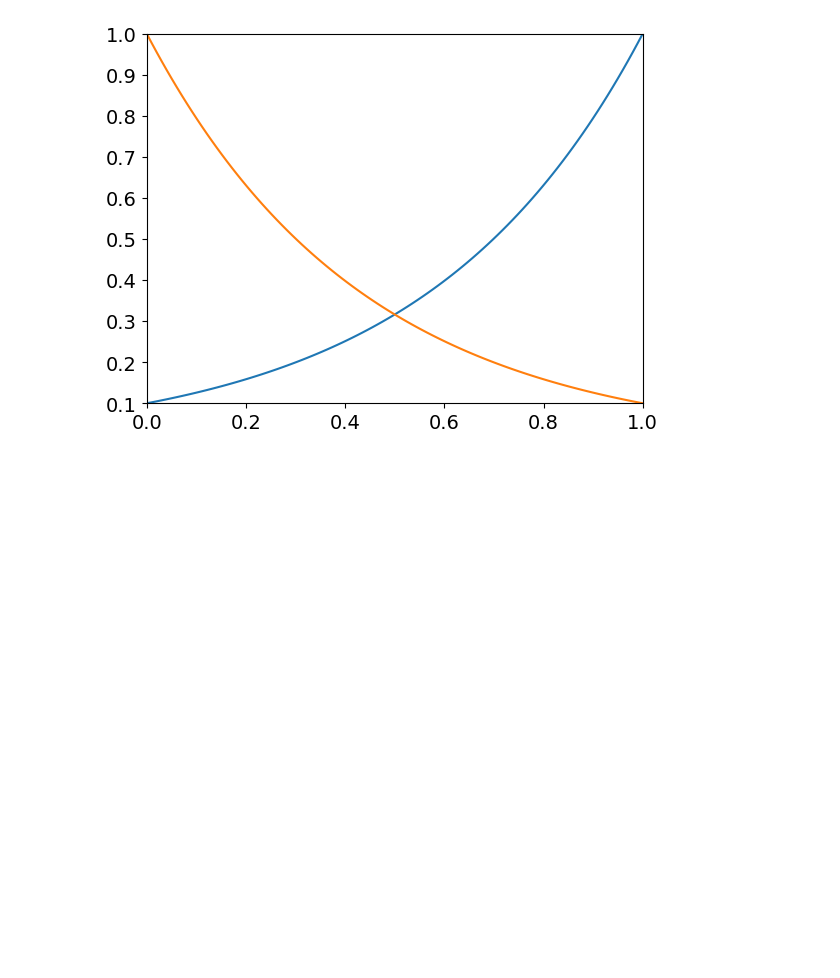
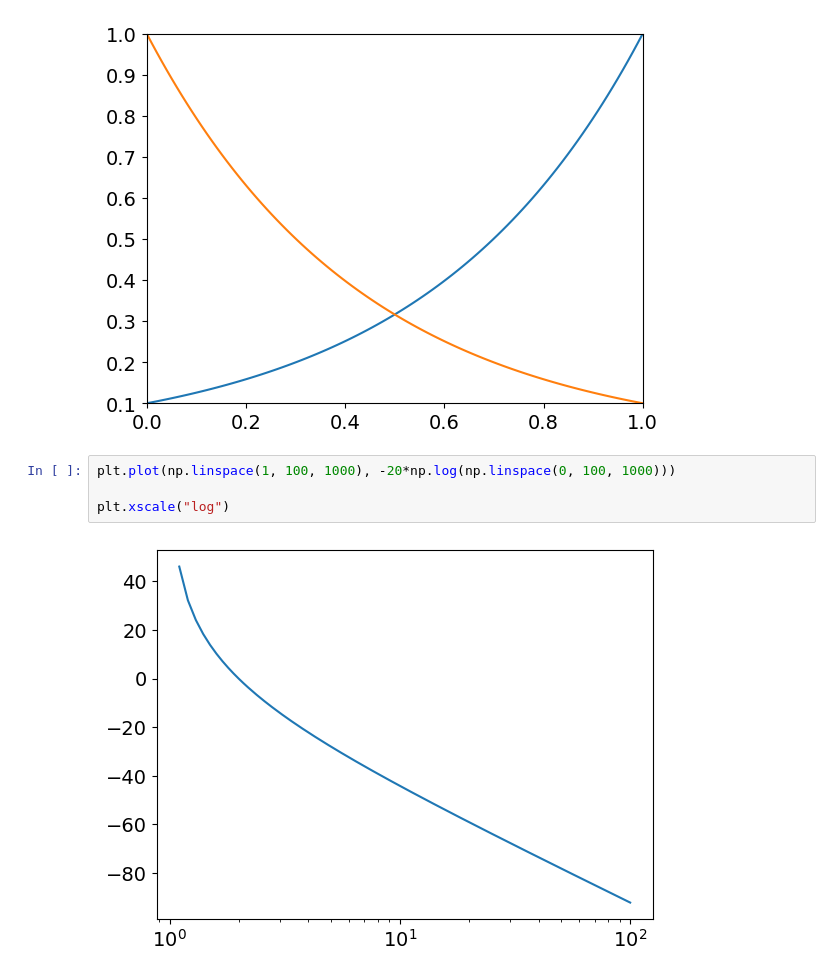
Before and after one commit to daraghhollman/UCD_4thYear_Labs, a Jupyter notebook: electronics/analysis/task1.ipynb, the cells around one changed output. Saved outputs shown, nothing was run; the diff lists cells and outputs as text; blank space fills up the shorter version.

```diff
--- a/electronics/analysis/task1.ipynb
+++ b/electronics/analysis/task1.ipynb
@@ -90,3 +90,9 @@ plt.plot(xRange, decreasing)
 plt.margins(0)
 # %% [output]
 [figure]
+# %%
+plt.plot(np.linspace(1, 100, 1000), -20*np.log(np.linspace(0, 100, 1000)))
+
+plt.xscale("log")
+# %% [output]
+[figure, added]
```
Also changed, not shown: 25 other files.
